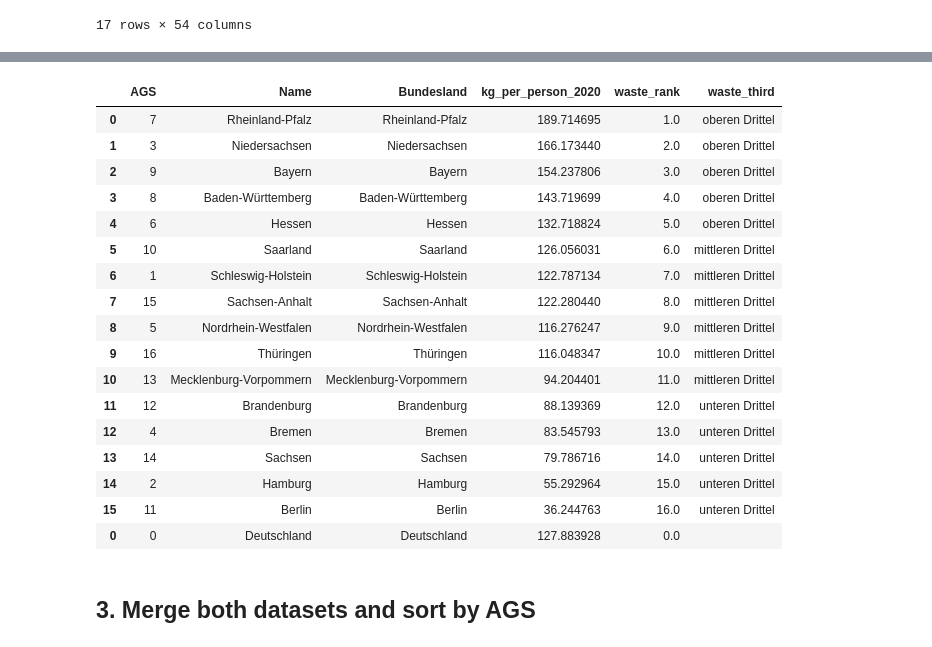
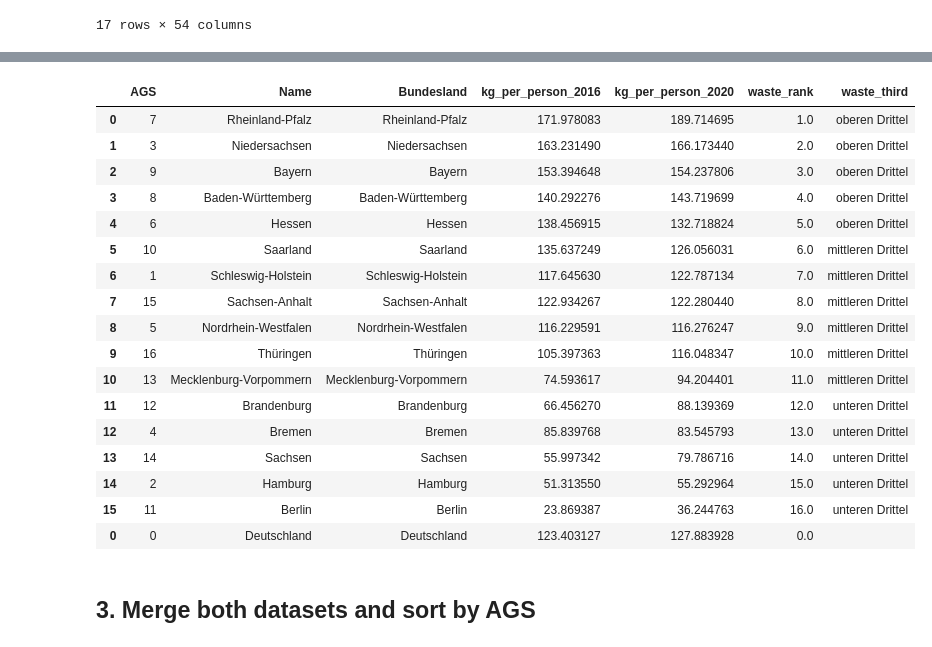
Before and after one commit to uclab-potsdam/klimataz, a Jupyter notebook: data/waste/final_ranking_waste.ipynb, the cells around one changed output, grey strips where cells are left out. Drawn from its saved outputs; the diff is of its cells as text; code cells hidden in the pictures.

Commit message:
add values for 2016 for comparison to waste ranking

```diff
--- a/data/waste/final_ranking_waste.ipynb
+++ b/data/waste/final_ranking_waste.ipynb
@@ -224,7 +214,7 @@ blwar_filter
 | 16 | 16 | Thüringen | 29.190160 | 27.088871 | 29.323624 | ... |
 17 rows × 54 columns
 # %%
-blwar_organic = blwar_filter[['AGS','Name','waste_organicwaste_kg_per_person_sum_2020']].copy()
+blwar_organic = blwar_filter[['AGS','Name','waste_organicwaste_kg_per_person_sum_2016','waste_organicwaste_kg_per_person_sum_2020']].copy()
 
 dl_organic = blwar_organic.loc[0]
 blwar_organic = blwar_organic[blwar_organic['AGS']>0]
@@ -311,26 +302,26 @@ blwar_organic
 # %%
-blwar_final = blwar_organic[['AGS','Name','Bundesland','waste_organicwaste_kg_per_person_sum_2020','rank','third']].copy()
-blwar_final.columns=['AGS','Name','Bundesland','kg_per_person_2020','waste_rank','waste_third']
+blwar_final = blwar_organic[['AGS','Name','Bundesland','waste_organicwaste_kg_per_person_sum_2016','waste_organicwaste_kg_per_person_sum_2020','rank','third']].copy()
+blwar_final.columns=['AGS','Name','Bundesland','kg_per_person_2016','kg_per_person_2020','waste_rank','waste_third']
 blwar_final
 # %% [output]
-|  | AGS | Name | Bundesland | kg_per_person_2020 | waste_rank | waste_third |
-| 0 | 7 | Rheinland-Pfalz | Rheinland-Pfalz | 189.714695 | 1.0 | oberen Drittel |
-| 1 | 3 | Niedersachsen | Niedersachsen | 166.173440 | 2.0 | oberen Drittel |
-| 2 | 9 | Bayern | Bayern | 154.237806 | 3.0 | oberen Drittel |
-| 3 | 8 | Baden-Württemberg | Baden-Württemberg | 143.719699 | 4.0 | oberen Drittel |
-| 4 | 6 | Hessen | Hessen | 132.718824 | 5.0 | oberen Drittel |
-| 5 | 10 | Saarland | Saarland | 126.056031 | 6.0 | mittleren Drittel |
-| 6 | 1 | Schleswig-Holstein | Schleswig-Holstein | 122.787134 | 7.0 | mittleren Drittel |
-| 7 | 15 | Sachsen-Anhalt | Sachsen-Anhalt | 122.280440 | 8.0 | mittleren Drittel |
-| 8 | 5 | Nordrhein-Westfalen | Nordrhein-Westfalen | 116.276247 | 9.0 | mittleren Drittel |
-| 9 | 16 | Thüringen | Thüringen | 116.048347 | 10.0 | mittleren Drittel |
-| 10 | 13 | Mecklenburg-Vorpommern | Mecklenburg-Vorpommern | 94.204401 | 11.0 | mittleren Drittel |
-| 11 | 12 | Brandenburg | Brandenburg | 88.139369 | 12.0 | unteren Drittel |
-| 12 | 4 | Bremen | Bremen | 83.545793 | 13.0 | unteren Drittel |
-| 13 | 14 | Sachsen | Sachsen | 79.786716 | 14.0 | unteren Drittel |
-| 14 | 2 | Hamburg | Hamburg | 55.292964 | 15.0 | unteren Drittel |
-| 15 | 11 | Berlin | Berlin | 36.244763 | 16.0 | unteren Drittel |
-| 0 | 0 | Deutschland | Deutschland | 127.883928 | 0.0 |  |
+|  | AGS | Name | Bundesland | kg_per_person_2016 | kg_per_person_2020 | waste_rank | waste_third |
+| 0 | 7 | Rheinland-Pfalz | Rheinland-Pfalz | 171.978083 | 189.714695 | 1.0 | oberen Drittel |
+| 1 | 3 | Niedersachsen | Niedersachsen | 163.231490 | 166.173440 | 2.0 | oberen Drittel |
+| 2 | 9 | Bayern | Bayern | 153.394648 | 154.237806 | 3.0 | oberen Drittel |
+| 3 | 8 | Baden-Württemberg | Baden-Württemberg | 140.292276 | 143.719699 | 4.0 | oberen Drittel |
+| 4 | 6 | Hessen | Hessen | 138.456915 | 132.718824 | 5.0 | oberen Drittel |
+| 5 | 10 | Saarland | Saarland | 135.637249 | 126.056031 | 6.0 | mittleren Drittel |
+| 6 | 1 | Schleswig-Holstein | Schleswig-Holstein | 117.645630 | 122.787134 | 7.0 | mittleren Drittel |
+| 7 | 15 | Sachsen-Anhalt | Sachsen-Anhalt | 122.934267 | 122.280440 | 8.0 | mittleren Drittel |
+| 8 | 5 | Nordrhein-Westfalen | Nordrhein-Westfalen | 116.229591 | 116.276247 | 9.0 | mittleren Drittel |
+| 9 | 16 | Thüringen | Thüringen | 105.397363 | 116.048347 | 10.0 | mittleren Drittel |
+| 10 | 13 | Mecklenburg-Vorpommern | Mecklenburg-Vorpommern | 74.593617 | 94.204401 | 11.0 | mittleren Drittel |
+| 11 | 12 | Brandenburg | Brandenburg | 66.456270 | 88.139369 | 12.0 | unteren Drittel |
+| 12 | 4 | Bremen | Bremen | 85.839768 | 83.545793 | 13.0 | unteren Drittel |
+| 13 | 14 | Sachsen | Sachsen | 55.997342 | 79.786716 | 14.0 | unteren Drittel |
+| 14 | 2 | Hamburg | Hamburg | 51.313550 | 55.292964 | 15.0 | unteren Drittel |
+| 15 | 11 | Berlin | Berlin | 23.869387 | 36.244763 | 16.0 | unteren Drittel |
+| 0 | 0 | Deutschland | Deutschland | 123.403127 | 127.883928 | 0.0 |  |
 # %% [markdown]
 ## 3. Merge both datasets and sort by AGS
 # %%
```
Also changed, not shown: parts of 14 cells of this notebook, 1 other file.
